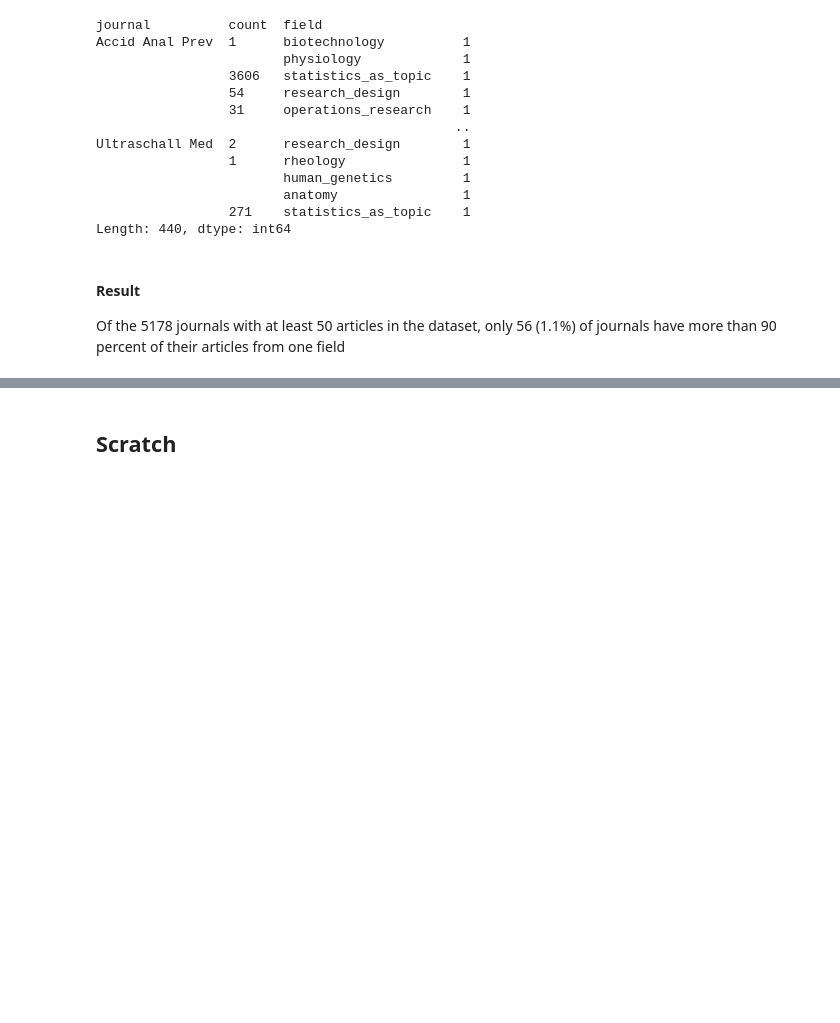
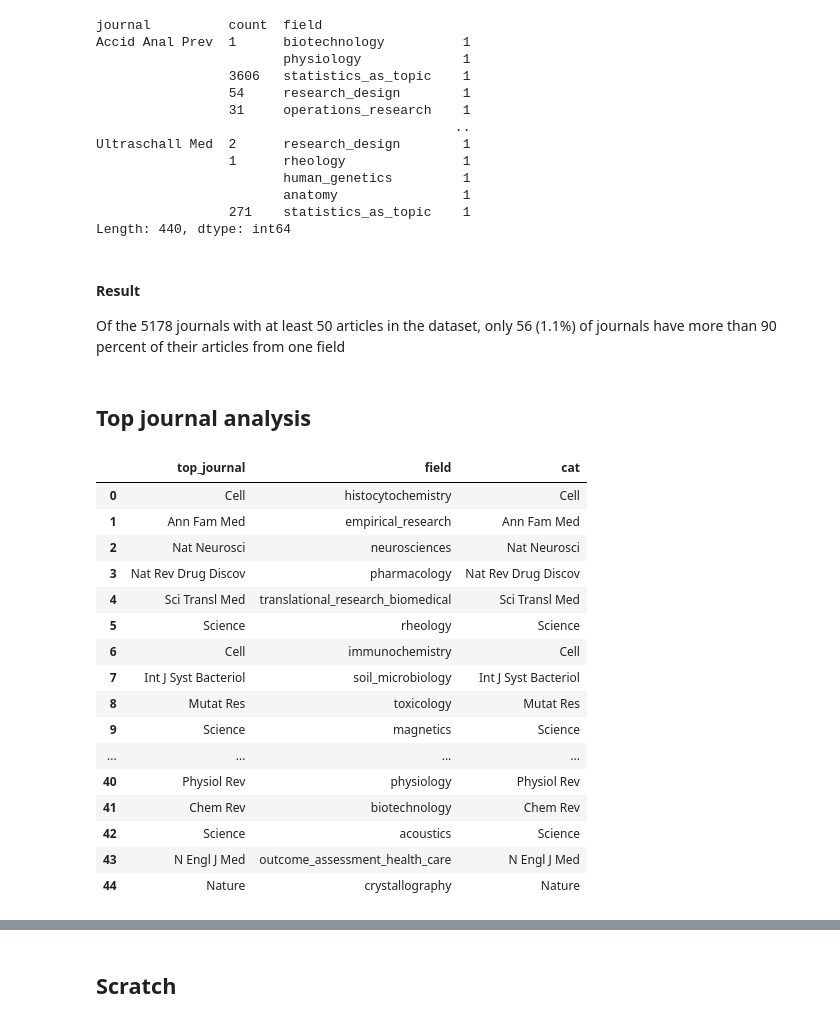
Before and after one commit to ben-heil/indices, a Jupyter notebook: notebooks/figures.ipynb, the cells around one changed output, grey strips where cells are left out. Cells and saved outputs as stored; diff of their text form; code cells hidden in the pictures; blank space fills up the shorter version.

```diff
--- a/notebooks/figures.ipynb
+++ b/notebooks/figures.ipynb
@@ -529,3 +529,5 @@ Length: 440, dtype: int64
 # %% [markdown]
 #### Result
 Of the 5178 journals with at least 50 articles in the dataset, only 56 (1.1%) of journals have more than 90 percent of their articles from one field
+# %% [markdown]
+## Top journal analysis
@@ -531,0 +568,32 @@ Of the 5178 journals with at least 50 articles in the dataset, only 56 (1.1%) of
+# %%
+top_journal_df = pd.DataFrame(top_journal_info)
+top_journal_list = top_journal_df['top_journal'].value_counts().index.tolist()
+tj_categorical = pd.Categorical(top_journal_df['top_journal'], categories=top_journal_list)
+top_journal_df['cat'] = tj_categorical
+
+top_journal_df
+# count_df = top_journal_counts.to_frame()
+# count_df = count_df.reset_index()
+# count_df = count_df.rename({'index': 'journal', 'top_journal': 'count'}, axis=1)
+# count_df
+
+# Sort by count
+#manufacturer_cat = pd.Categorical(top_journal_df['manufacturer'], categories=manufacturer_list)
+# %% [output]
+|  | top_journal | field | cat |
+| 0 | Cell | histocytochemistry | Cell |
+| 1 | Ann Fam Med | empirical_research | Ann Fam Med |
+| 2 | Nat Neurosci | neurosciences | Nat Neurosci |
+| 3 | Nat Rev Drug Discov | pharmacology | Nat Rev Drug Discov |
+| 4 | Sci Transl Med | translational_research_biomedical | Sci Transl Med |
+| 5 | Science | rheology | Science |
+| 6 | Cell | immunochemistry | Cell |
+| 7 | Int J Syst Bacteriol | soil_microbiology | Int J Syst Bacteriol |
+| 8 | Mutat Res | toxicology | Mutat Res |
+| 9 | Science | magnetics | Science |
+| ... | ... | ... | ... |
+| 40 | Physiol Rev | physiology | Physiol Rev |
+| 41 | Chem Rev | biotechnology | Chem Rev |
+| 42 | Science | acoustics | Science |
+| 43 | N Engl J Med | outcome_assessment_health_care | N Engl J Med |
+| 44 | Nature | crystallography | Nature |
```
Also changed, not shown: parts of 2 cells of this notebook.
